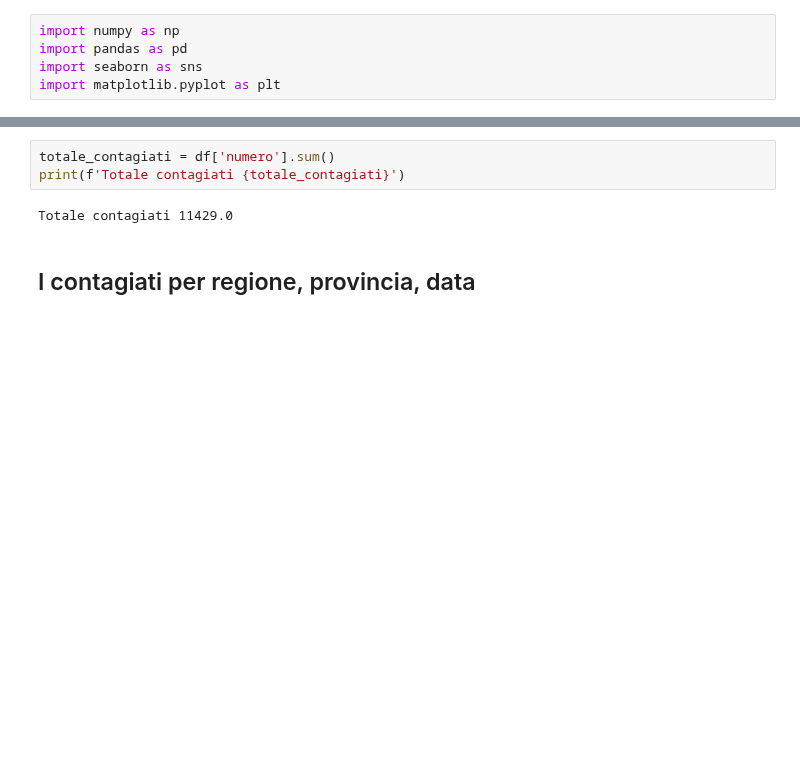
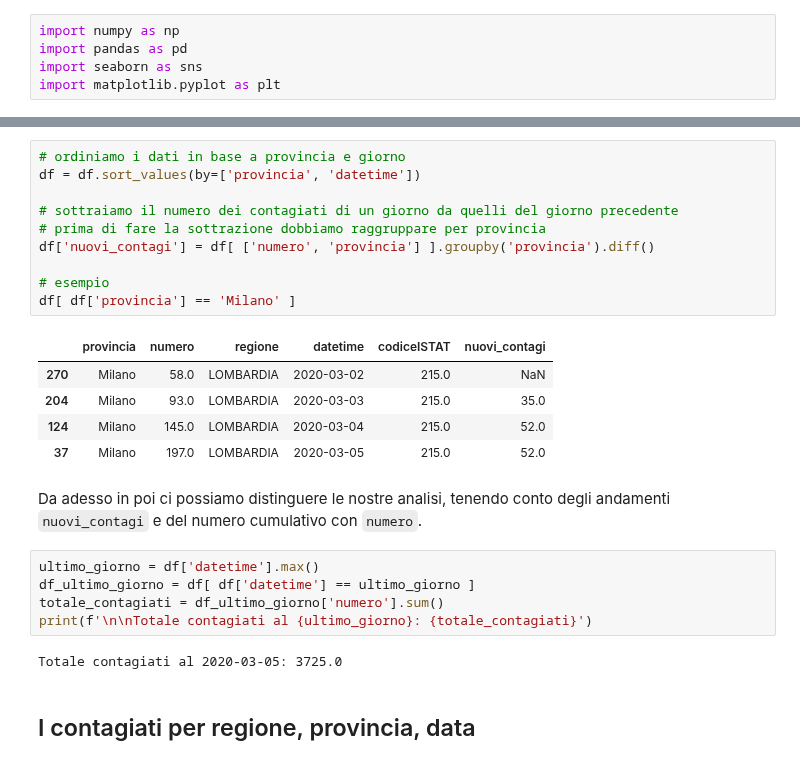
Before and after one commit to ondata/covid19italia, a Jupyter notebook: visualizzazione/analisi_descrittiva.ipynb, the cells around one changed output, grey strips where cells are left out. Saved outputs shown, nothing was run; the diff lists cells and outputs as text; blank space fills up the shorter version.

```diff
--- a/visualizzazione/analisi_descrittiva.ipynb
+++ b/visualizzazione/analisi_descrittiva.ipynb
@@ -53,8 +38,28 @@ Qualche statistica descrittiva sul numero dei contagiati
+# %%
+# ordiniamo i dati in base a provincia e giorno
+df = df.sort_values(by=['provincia', 'datetime'])
+
+# sottraiamo il numero dei contagiati di un giorno da quelli del giorno precedente
+# prima di fare la sottrazione dobbiamo raggruppare per provincia
+df['nuovi_contagi'] = df[ ['numero', 'provincia'] ].groupby('provincia').diff()
+
+# esempio
+df[ df['provincia'] == 'Milano' ]
+# %% [output]
+|  | provincia | numero | regione | datetime | codiceISTAT | nuovi_contagi |
+| 270 | Milano | 58.0 | LOMBARDIA | 2020-03-02 | 215.0 | NaN |
+| 204 | Milano | 93.0 | LOMBARDIA | 2020-03-03 | 215.0 | 35.0 |
+| 124 | Milano | 145.0 | LOMBARDIA | 2020-03-04 | 215.0 | 52.0 |
+| 37 | Milano | 197.0 | LOMBARDIA | 2020-03-05 | 215.0 | 52.0 |
+# %% [markdown]
+Da adesso in poi ci possiamo distinguere le nostre analisi, tenendo conto degli andamenti `nuovi_contagi` e del numero cumulativo con `numero`.
 # %%
-totale_contagiati = df['numero'].sum()
-print(f'Totale contagiati {totale_contagiati}')
+ultimo_giorno = df['datetime'].max()
+df_ultimo_giorno = df[ df['datetime'] == ultimo_giorno ]
+totale_contagiati = df_ultimo_giorno['numero'].sum()
+print(f'\n\nTotale contagiati al {ultimo_giorno}: {totale_contagiati}')
 # %% [output]
-Totale contagiati 11429.0
+Totale contagiati al 2020-03-05: 3725.0
 # %% [markdown]
 ## I contagiati per regione, provincia, data
 # %%
```
Also changed, not shown: parts of 10 cells of this notebook, 1 other file.
